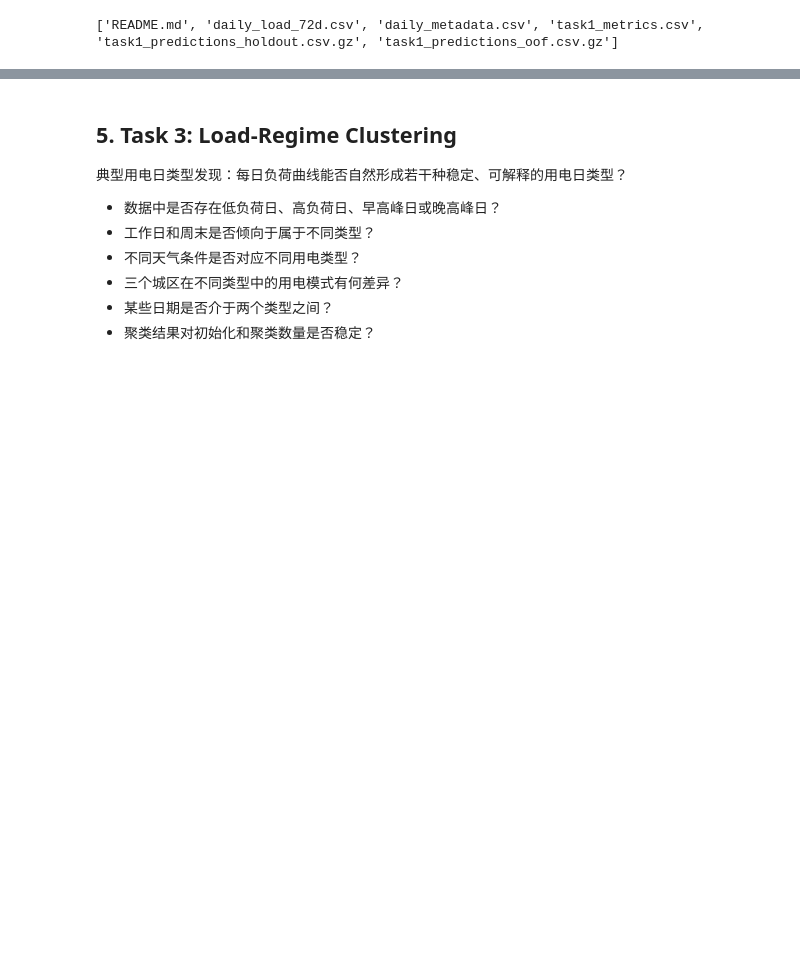
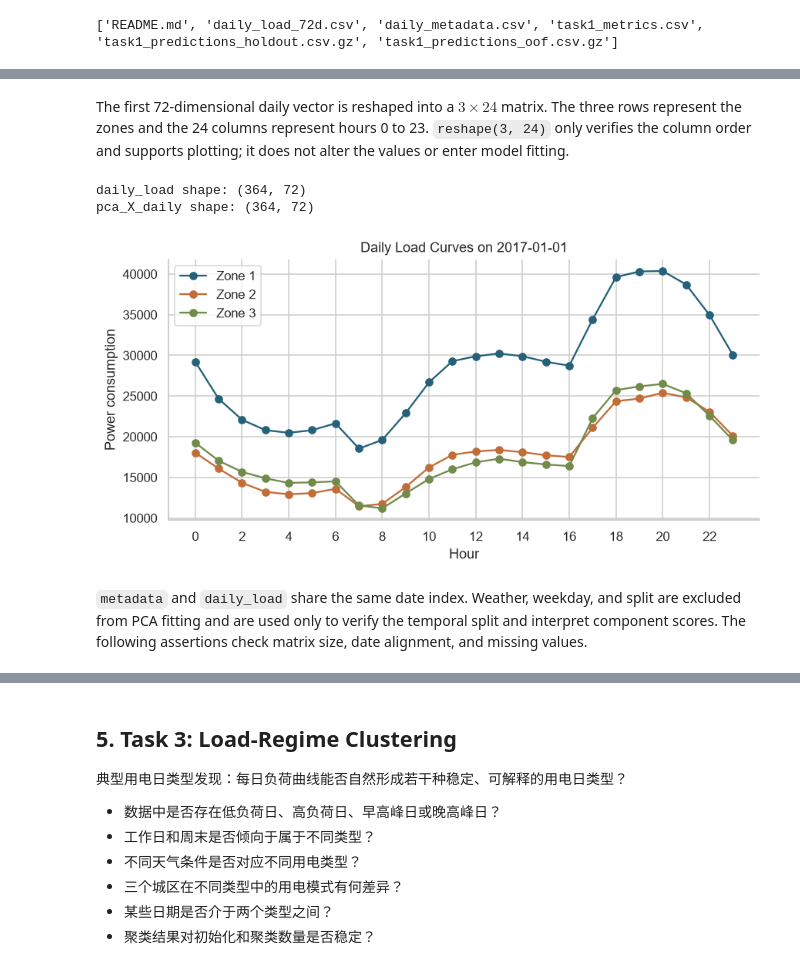
Before and after one commit to DSA5102-Final-Project-Group-8/Tetuan-City-Power-Consumption, a Jupyter notebook: DSA5102_Final_Project_Group8.ipynb, the cells around one changed output, grey strips where cells are left out. Saved outputs shown, nothing was run; the diff lists cells and outputs as text; code cells hidden in the pictures; blank space fills up the shorter version.

```diff
--- a/DSA5102_Final_Project_Group8.ipynb
+++ b/DSA5102_Final_Project_Group8.ipynb
@@ -1101,0 +1113,30 @@ print(sorted(p.name for p in HANDOFF.iterdir()))
+# %% [markdown]
+The first 72-dimensional daily vector is reshaped into a $3\times24$ matrix. The three rows represent the zones and the 24 columns represent hours 0 to 23. `reshape(3, 24)` only verifies the column order and supports plotting; it does not alter the values or enter model fitting.
+# %%
+pca_feature_columns = daily_load.columns.tolist()
+pca_X_daily = daily_load[pca_feature_columns]
+
+assert daily_load.shape == (364, 72)
+assert len(pca_feature_columns) == 72
+
+print("daily_load shape:", daily_load.shape)
+print("pca_X_daily shape:", pca_X_daily.shape)
+
+pca_first_day = pca_X_daily.iloc[0].to_numpy().reshape(3, 24)
+pca_hours = range(24)
+
+pca_fig, pca_ax = plt.subplots(figsize=(9, 4))
+
+for pca_zone_index in range(3):
+    pca_ax.plot(pca_hours, pca_first_day[pca_zone_index], marker="o", label=f"Zone {pca_zone_index + 1}")
+
+pca_ax.set(title=f"Daily Load Curves on {daily_load.index[0].date()}", xlabel="Hour", ylabel="Power consumption", xticks=range(0, 24, 2))
+
+pca_ax.legend()
+plt.show()
+# %% [output]
+daily_load shape: (364, 72)
+pca_X_daily shape: (364, 72)
+[figure, added]
+# %% [markdown]
+`metadata` and `daily_load` share the same date index. Weather, weekday, and split are excluded from PCA fitting and are used only to verify the temporal split and interpret component scores. The following assertions check matrix size, date alignment, and missing values.
```
Also changed, not shown: parts of 46 cells of this notebook, 5 other files.
